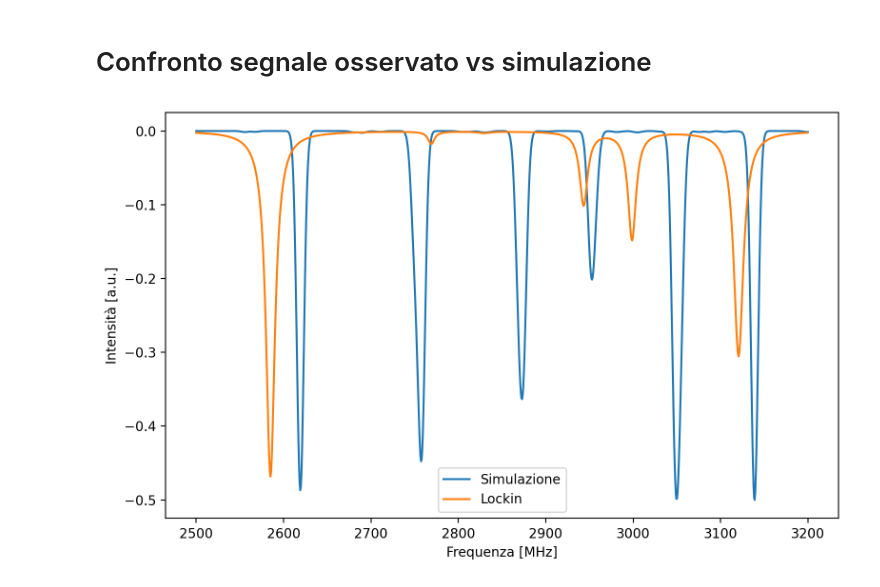
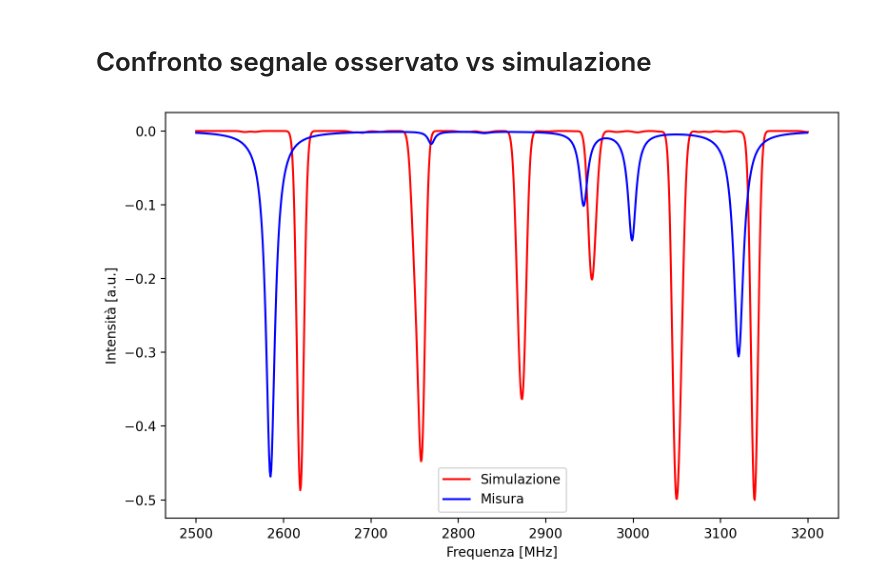
Before and after one commit to zosojack/lab-ss-2, a Jupyter notebook: PARTE 5: EasySpin/notebooks/comparison-lock-in-easyspin.ipynb, the cells around one changed output. Saved outputs shown, nothing was run; the diff lists cells and outputs as text; code cells hidden in the pictures.

```diff
--- a/PARTE 5: EasySpin/notebooks/comparison-lock-in-easyspin.ipynb
+++ b/PARTE 5: EasySpin/notebooks/comparison-lock-in-easyspin.ipynb
@@ -11,12 +11,12 @@ lockin = np.loadtxt(file_lockin_perfetto, skiprows=2, delimiter='|')
 sim = np.loadtxt(file_simulazioni)
 # %%
 plt.figure(figsize=(8,5), dpi=200)
-plt.plot(sim[:,0]*1000, sim[:,1]/2, label="Simulazione")
-plt.plot(lockin[:,0], lockin[:,1], label="Lockin")
+plt.plot(sim[:,0]*1000, sim[:,1]/2, label="Simulazione", color='red')
+plt.plot(lockin[:,0], lockin[:,1], label="Misura", color='blue')
 plt.xlabel('Frequenza [MHz]')
 plt.ylabel('Intensità [a.u.]')
 plt.legend()
 plt.tight_layout()
 plt.show()
 # %% [output]
-[figure, old version]
+[figure, new version]
```
Also changed, not shown: 6 other files.
